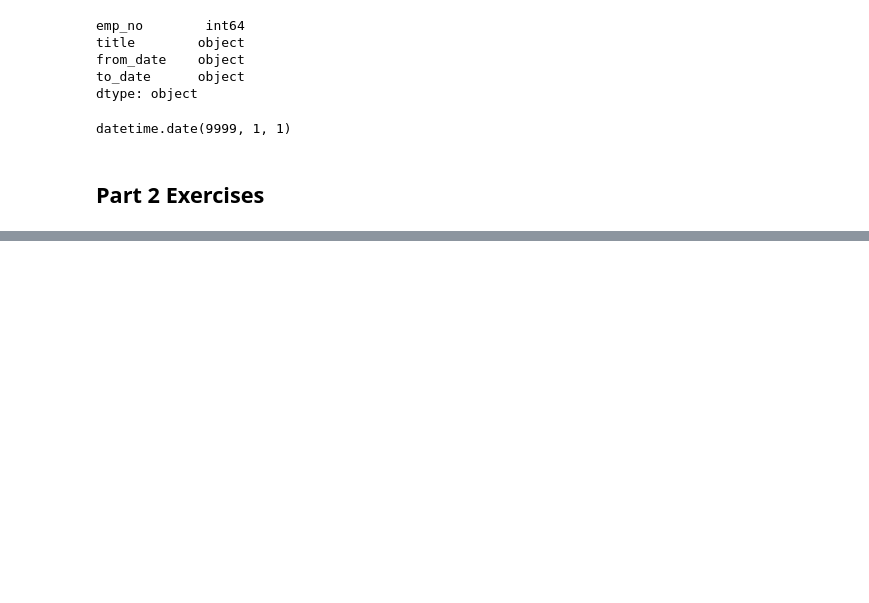
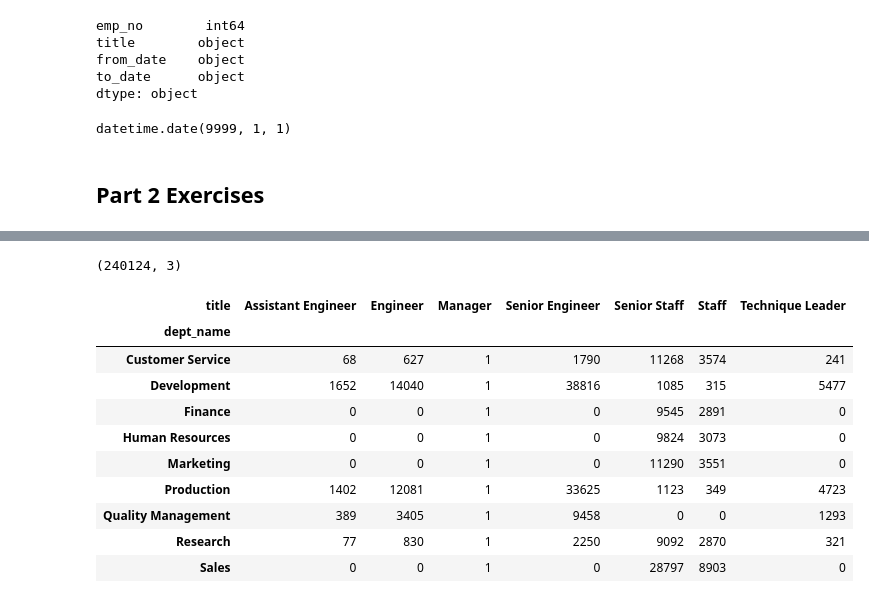
Before and after one commit to CodeupClassroom/jemison-data-science-libraries, a Jupyter notebook: advanced_dataframe_exercises.ipynb, the cells around one changed output, grey strips where cells are left out. Saved outputs shown, nothing was run; the diff lists cells and outputs as text; code cells hidden in the pictures; blank space fills up the shorter version.

```diff
--- a/advanced_dataframe_exercises.ipynb
+++ b/advanced_dataframe_exercises.ipynb
@@ -122,0 +630,23 @@ datetime.date(9999, 1, 1)
+# %%
+# My interpretation: cross tablulate data for latest dept and title for each employee
+
+
+query = '''
+
+SELECT emp_no, title, dept_name
+
+FROM employees
+JOIN titles USING(emp_no)
+JOIN dept_emp USING(emp_no)
+JOIN departments USING(dept_no)
+
+where titles.to_date = "9999-01-01"
+and dept_emp.to_date = "9999-01-01"
+
+'''
+
+# get url from function
+url = get_db_url('employees')
+
+# get dataframe from query and url using read_sql
+df = pd.read_sql(query, url)
@@ -122,0 +662,19 @@ datetime.date(9999, 1, 1)
+# %%
+df.shape
+# %% [output]
+(240124, 3)
+# %%
+# use pd.crosstab to create cross tabulation
+pd.crosstab(df.dept_name, df.title)
+# %% [output]
+| title | Assistant Engineer | Engineer | Manager | Senior Engineer | Senior Staff | Staff | Technique Leader |
+| dept_name |  |  |  |  |  |  |  |
+| Customer Service | 68 | 627 | 1 | 1790 | 11268 | 3574 | 241 |
+| Development | 1652 | 14040 | 1 | 38816 | 1085 | 315 | 5477 |
+| Finance | 0 | 0 | 1 | 0 | 9545 | 2891 | 0 |
+| Human Resources | 0 | 0 | 1 | 0 | 9824 | 3073 | 0 |
+| Marketing | 0 | 0 | 1 | 0 | 11290 | 3551 | 0 |
+| Production | 1402 | 12081 | 1 | 33625 | 1123 | 349 | 4723 |
+| Quality Management | 389 | 3405 | 1 | 9458 | 0 | 0 | 1293 |
+| Research | 77 | 830 | 1 | 2250 | 9092 | 2870 | 321 |
+| Sales | 0 | 0 | 1 | 0 | 28797 | 8903 | 0 |
```
Also changed, not shown: parts of 57 cells of this notebook.
